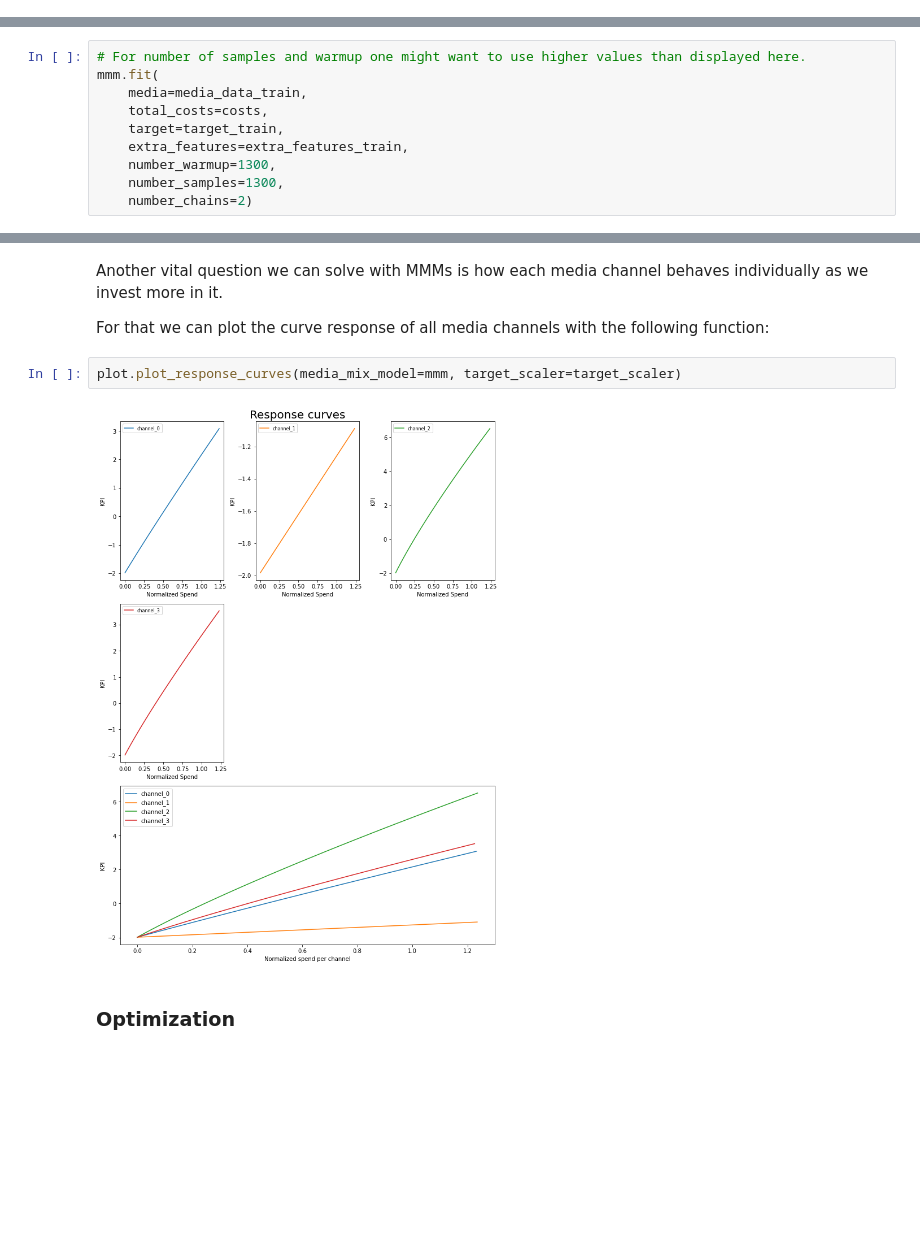
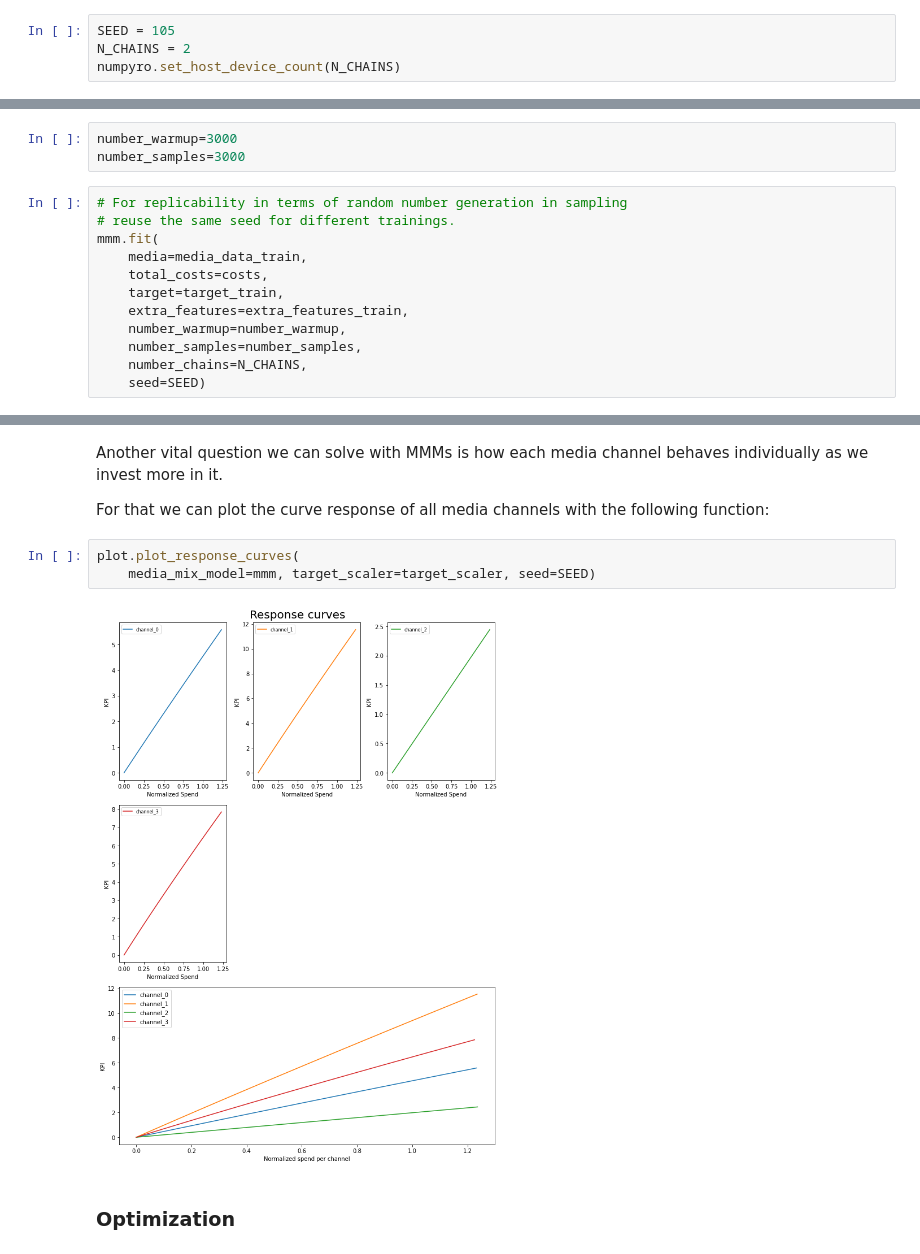
Before and after one commit to google/lightweight_mmm, a Jupyter notebook: examples/simple_end_to_end_demo.ipynb, the cells around one changed output, grey strips where cells are left out. Drawn from its saved outputs; the diff is of its cells as text; blank space fills up the shorter version.

```diff
--- a/examples/simple_end_to_end_demo.ipynb
+++ b/examples/simple_end_to_end_demo.ipynb
@@ -25,6 +26,10 @@ from lightweight_mmm import preprocessing
 from lightweight_mmm import utils
 # %% [markdown]
 ## Organising the data for modelling
+# %%
+SEED = 105
+N_CHAINS = 2
+numpyro.set_host_device_count(N_CHAINS)
 # %%
 data_size = 140
 n_media_channels = 4
@@ -113,16 +118,21 @@ We can optionally also pass the following:
 - number_warmup: Number of warm up samples. Default is 1000.
 - number_samples: Number of samples during sampling. Default is 1000.
 - number_chains: Number of chains to sample. Default is 2.
+# %%
+number_warmup=3000
+number_samples=3000
 # %%
-# For number of samples and warmup one might want to use higher values than displayed here.
+# For replicability in terms of random number generation in sampling
+# reuse the same seed for different trainings.
 mmm.fit(
     media=media_data_train,
     total_costs=costs,
     target=target_train,
     extra_features=extra_features_train,
-    number_warmup=1300,
-    number_samples=1300,
-    number_chains=2)
+    number_warmup=number_warmup,
+    number_samples=number_samples,
+    number_chains=N_CHAINS,
+    seed=SEED)
 # %% [markdown]
 You can check the summary of your trace by printing a summary:
 # %%
@@ -195,9 +206,10 @@ individually as we invest more in it.
 For that we can plot the curve response of all media channels with the following
 function:
 # %%
-plot.plot_response_curves(media_mix_model=mmm, target_scaler=target_scaler)
+plot.plot_response_curves(
+    media_mix_model=mmm, target_scaler=target_scaler, seed=SEED)
 # %% [output]
-[figure, old version]
+[figure, new version]
 # %% [markdown]
 ### Optimization
 # %% [markdown]
```
Also changed, not shown: parts of 13 cells of this notebook, 6 other files.
